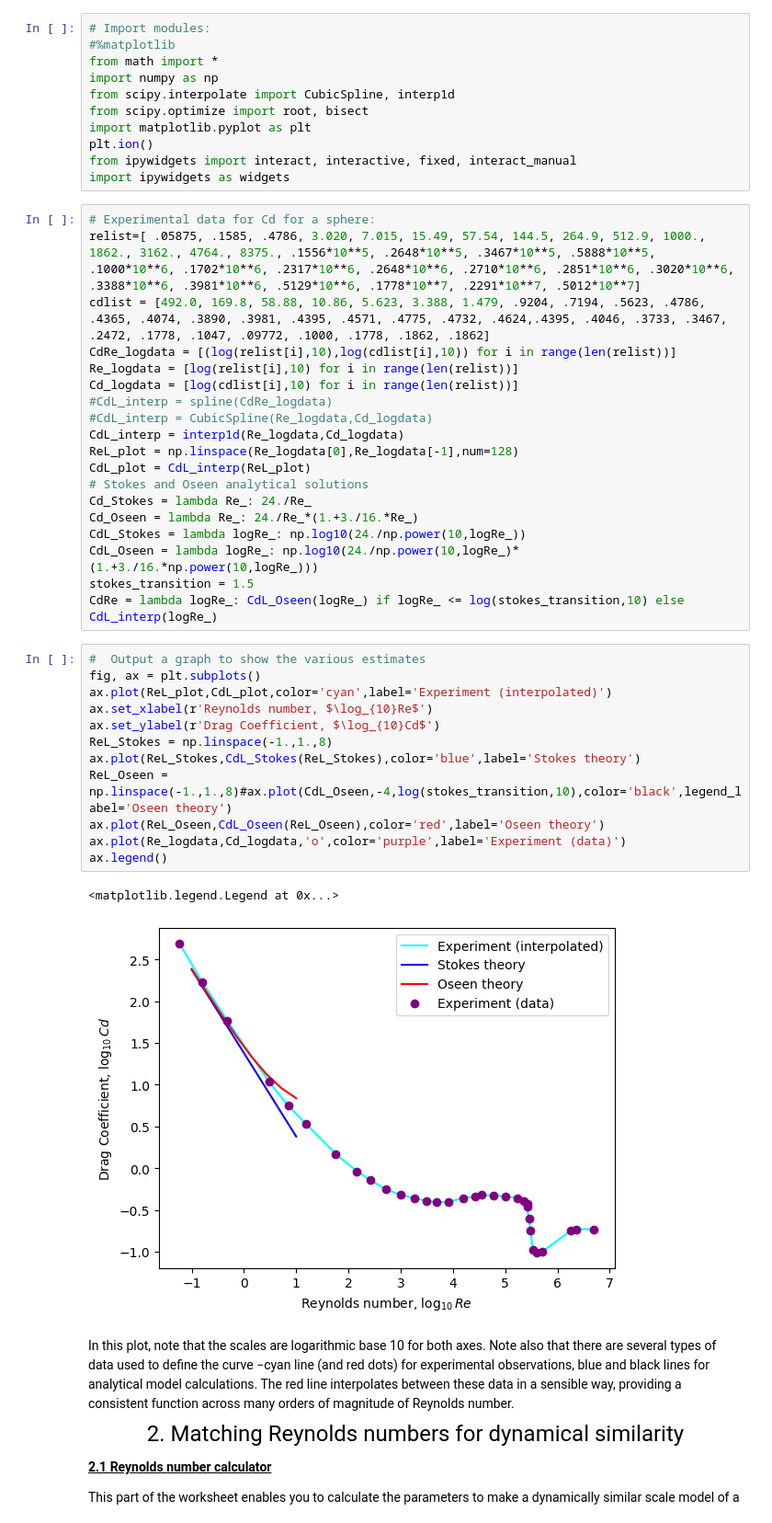
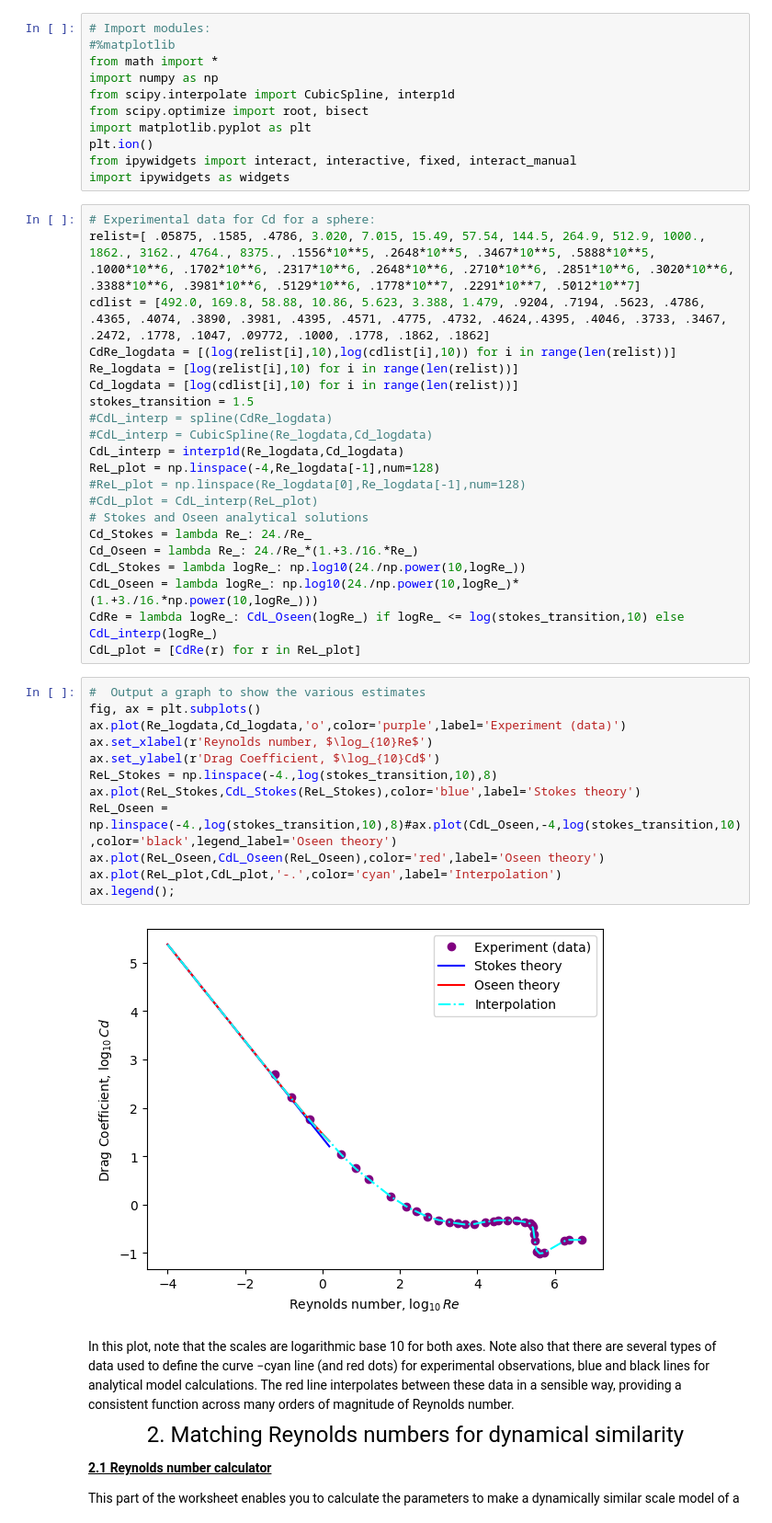
Before and after one commit to seastate/PyLarva, a Jupyter notebook: ReynoldsSphere3d.ipynb, the cells around one changed output. Shown at 92% size. Drawn from its saved outputs; the diff is of its cells as text.

Commit message:
Minor plotting tweaks & comment removal

```diff
--- a/ReynoldsSphere3d.ipynb
+++ b/ReynoldsSphere3d.ipynb
@@ -54,33 +54,34 @@ cdlist = [492.0, 169.8, 58.88, 10.86, 5.623, 3.388, 1.479, .9204, .7194, .5623,
 CdRe_logdata = [(log(relist[i],10),log(cdlist[i],10)) for i in range(len(relist))]
 Re_logdata = [log(relist[i],10) for i in range(len(relist))]
 Cd_logdata = [log(cdlist[i],10) for i in range(len(relist))]
+stokes_transition = 1.5
 #CdL_interp = spline(CdRe_logdata)
 #CdL_interp = CubicSpline(Re_logdata,Cd_logdata)
 CdL_interp = interp1d(Re_logdata,Cd_logdata)
-ReL_plot = np.linspace(Re_logdata[0],Re_logdata[-1],num=128)
-CdL_plot = CdL_interp(ReL_plot)
+ReL_plot = np.linspace(-4,Re_logdata[-1],num=128)
+#ReL_plot = np.linspace(Re_logdata[0],Re_logdata[-1],num=128)
+#CdL_plot = CdL_interp(ReL_plot)
 # Stokes and Oseen analytical solutions
 Cd_Stokes = lambda Re_: 24./Re_
 Cd_Oseen = lambda Re_: 24./Re_*(1.+3./16.*Re_)
 CdL_Stokes = lambda logRe_: np.log10(24./np.power(10,logRe_))
 CdL_Oseen = lambda logRe_: np.log10(24./np.power(10,logRe_)*(1.+3./16.*np.power(10,logRe_)))
-stokes_transition = 1.5
 CdRe = lambda logRe_: CdL_Oseen(logRe_) if logRe_ <= log(stokes_transition,10) else CdL_interp(logRe_)
+CdL_plot = [CdRe(r) for r in ReL_plot]
 # %%
 #  Output a graph to show the various estimates
 fig, ax = plt.subplots()
-ax.plot(ReL_plot,CdL_plot,color='cyan',label='Experiment (interpolated)')
+ax.plot(Re_logdata,Cd_logdata,'o',color='purple',label='Experiment (data)')
 ax.set_xlabel(r'Reynolds number, $\log_{10}Re$')
 ax.set_ylabel(r'Drag Coefficient, $\log_{10}Cd$')
-ReL_Stokes = np.linspace(-1.,1.,8)
+ReL_Stokes = np.linspace(-4.,log(stokes_transition,10),8)
 ax.plot(ReL_Stokes,CdL_Stokes(ReL_Stokes),color='blue',label='Stokes theory')
-ReL_Oseen = np.linspace(-1.,1.,8)#ax.plot(CdL_Oseen,-4,log(stokes_transition,10),color='black',legend_label='Oseen theory')
+ReL_Oseen = np.linspace(-4.,log(stokes_transition,10),8)#ax.plot(CdL_Oseen,-4,log(stokes_transition,10),color='black',legend_label='Oseen theory')
 ax.plot(ReL_Oseen,CdL_Oseen(ReL_Oseen),color='red',label='Oseen theory')
-ax.plot(Re_logdata,Cd_logdata,'o',color='purple',label='Experiment (data)')
-ax.legend()
+ax.plot(ReL_plot,CdL_plot,'-.',color='cyan',label='Interpolation')
+ax.legend();
 # %% [output]
-<matplotlib.legend.Legend at 0x...>
-[figure, old version]
+[figure, new version]
 # %% [markdown]
 <p>In this plot, note that the scales are logarithmic base 10 for both axes. Note also that there are several types of data used to define the curve &minus;cyan line (and red dots) for experimental observations, blue and black lines for analytical model calculations. The red line interpolates between these data in a sensible way, providing a consistent function across many orders of magnitude of Reynolds number.&nbsp;</p>
 <p style="text-align: center;"><span style="font-size: x-large;">2. Matching Reynolds numbers for dynamical similarity<br /></span></p>
```
Also changed, not shown: 1 other file.
